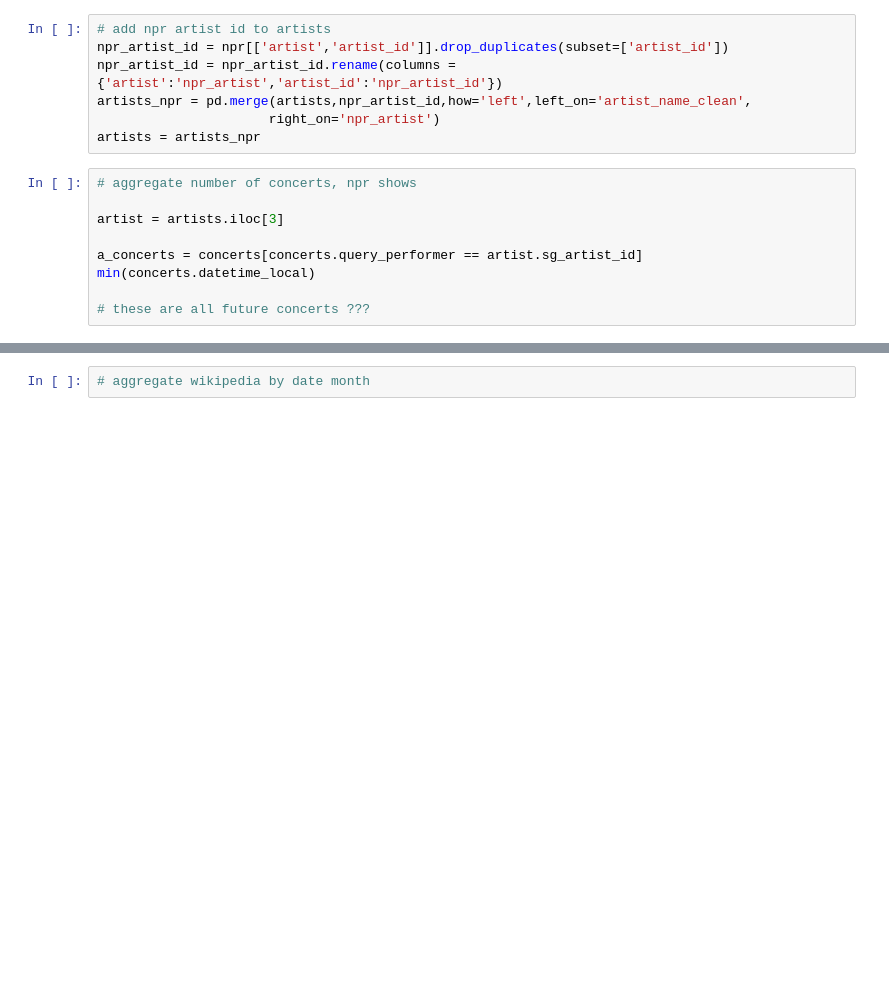
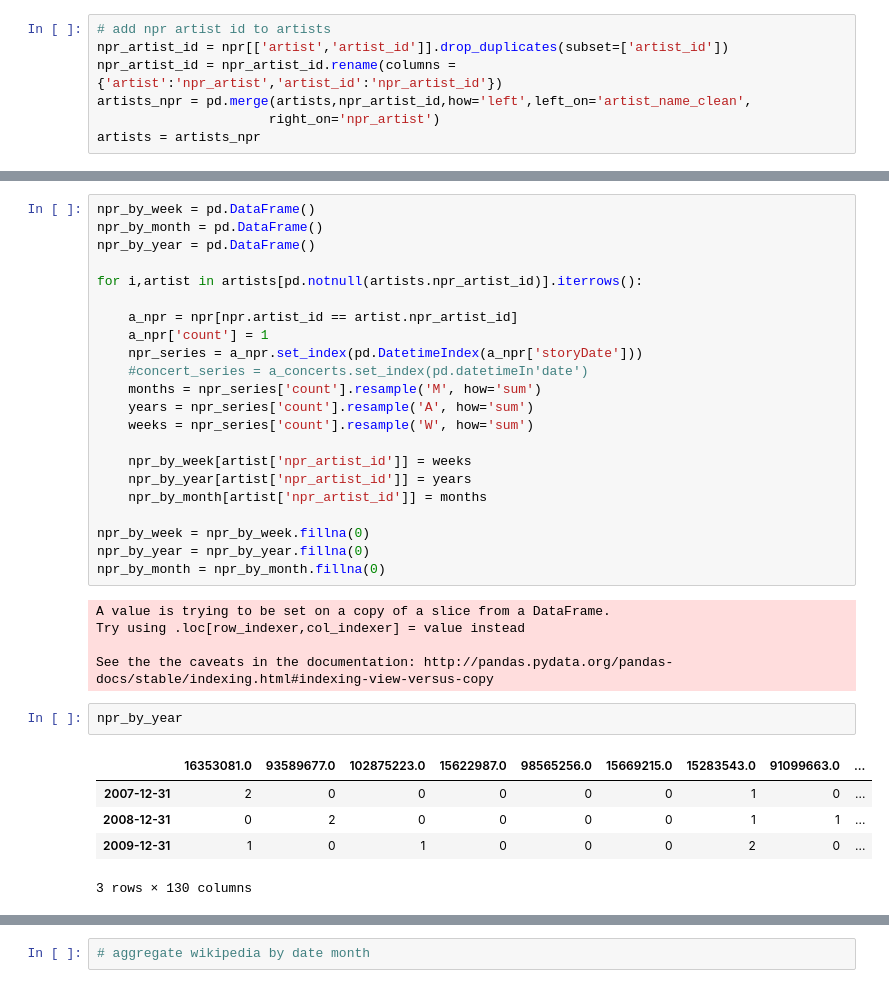
Before and after one commit to trxw/CDIPS_PandoraTeam, a Jupyter notebook: analysis.ipynb, the cells around one changed output, grey strips where cells are left out. Cells and saved outputs as stored; diff of their text form; blank space fills up the shorter version.

Commit message:
Counting statistics for npr and songkick concerts, started on resampled timeseries for the same datasets.

```diff
--- a/analysis.ipynb
+++ b/analysis.ipynb
@@ -77,12 +77,3 @@ npr_artist_id = npr_artist_id.rename(columns = {'artist':'npr_artist','artist_id
 artists_npr = pd.merge(artists,npr_artist_id,how='left',left_on='artist_name_clean',
                       right_on='npr_artist')
 artists = artists_npr
-# %%
-# aggregate number of concerts, npr shows
-
-artist = artists.iloc[3]
-
-a_concerts = concerts[concerts.query_performer == artist.sg_artist_id]
-min(concerts.datetime_local)
-
-# these are all future concerts ???
@@ -90,0 +133,35 @@ min(concerts.datetime_local)
+# %%
+npr_by_week = pd.DataFrame()
+npr_by_month = pd.DataFrame()
+npr_by_year = pd.DataFrame()
+
+for i,artist in artists[pd.notnull(artists.npr_artist_id)].iterrows():
+
+    a_npr = npr[npr.artist_id == artist.npr_artist_id]
+    a_npr['count'] = 1
+    npr_series = a_npr.set_index(pd.DatetimeIndex(a_npr['storyDate']))
+    #concert_series = a_concerts.set_index(pd.datetimeIn'date')
+    months = npr_series['count'].resample('M', how='sum')
+    years = npr_series['count'].resample('A', how='sum')
+    weeks = npr_series['count'].resample('W', how='sum')
+
+    npr_by_week[artist['npr_artist_id']] = weeks
+    npr_by_year[artist['npr_artist_id']] = years
+    npr_by_month[artist['npr_artist_id']] = months
+
+npr_by_week = npr_by_week.fillna(0)
+npr_by_year = npr_by_year.fillna(0)
+npr_by_month = npr_by_month.fillna(0)
+# %% [output]
+A value is trying to be set on a copy of a slice from a DataFrame.
+Try using .loc[row_indexer,col_indexer] = value instead
+
+See the the caveats in the documentation: http://pandas.pydata.org/pandas-docs/stable/indexing.html#indexing-view-versus-copy
+# %%
+npr_by_year
+# %% [output]
+|  | 16353081.0 | 93589677.0 | 102875223.0 | 15622987.0 | 98565256.0 | 15669215.0 | 15283543.0 | 91099663.0 | ... |
+| 2007-12-31 | 2 | 0 | 0 | 0 | 0 | 0 | 1 | 0 | ... |
+| 2008-12-31 | 0 | 2 | 0 | 0 | 0 | 0 | 1 | 1 | ... |
+| 2009-12-31 | 1 | 0 | 1 | 0 | 0 | 0 | 2 | 0 | ... |
+3 rows × 130 columns
```
Also changed, not shown: parts of 8 cells of this notebook.
